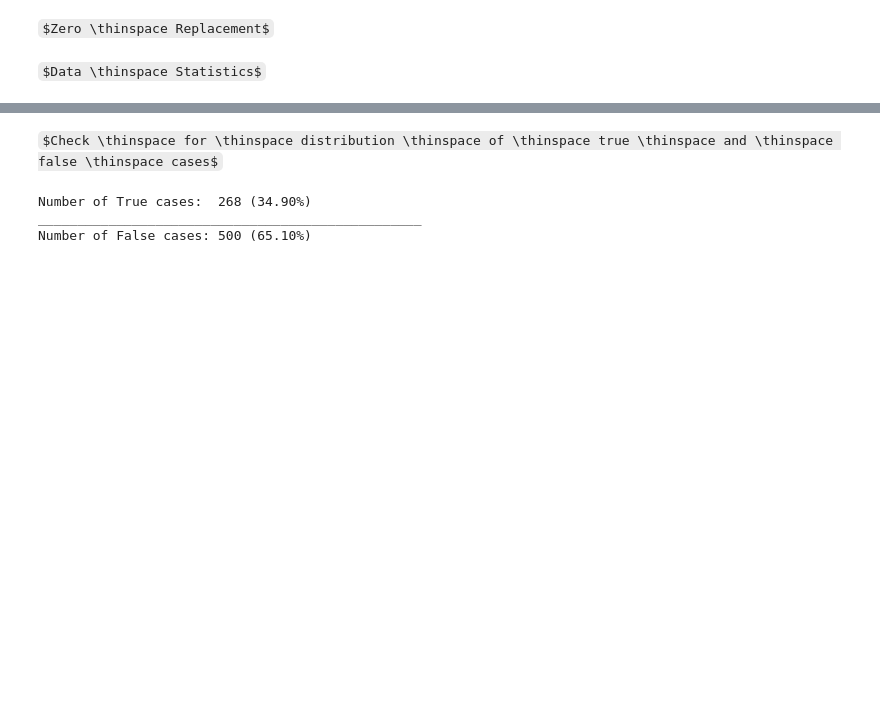
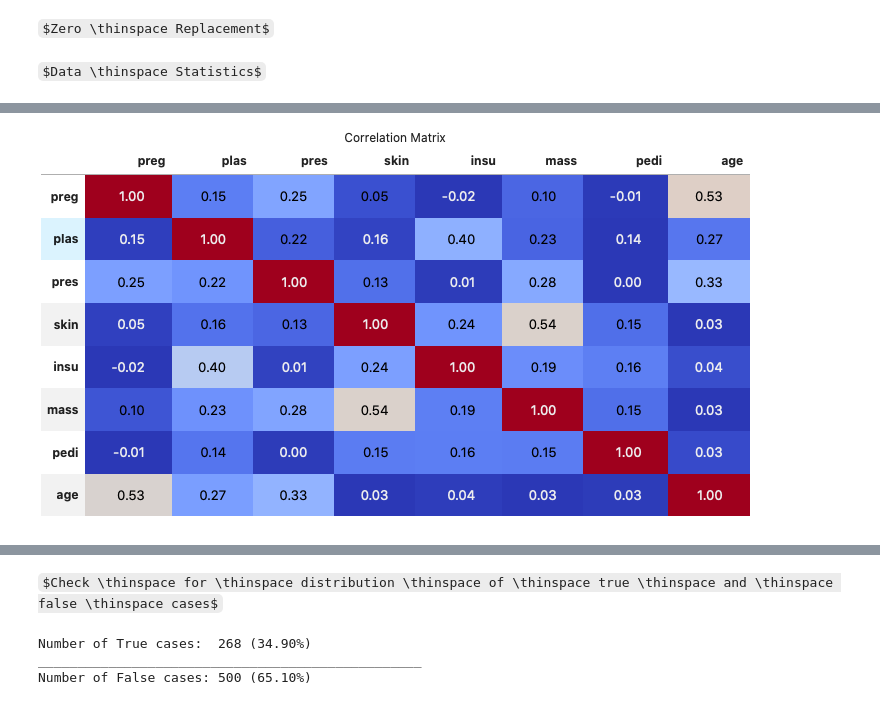
Before and after one commit to Aarif1430/CourseWork_2020, a Jupyter notebook: ECM445_CW_1/coursework1_template.ipynb, the cells around one changed output, grey strips where cells are left out. Cells and saved outputs as stored; diff of their text form; code cells hidden in the pictures; some formulas as TeX source; blank space fills up the shorter version.

```diff
--- a/ECM445_CW_1/coursework1_template.ipynb
+++ b/ECM445_CW_1/coursework1_template.ipynb
@@ -121,0 +90,8 @@ display(HTML(sourcevars.corr().to_html()))
+# %%
+from IPython.display import Image
+corr = sourcevars.corr()
+
+fig = corr.style.background_gradient('coolwarm', axis=1).set_properties(**{'max-width': '180px', 'font-size': '10pt', 'padding': "1em 2em"}).set_caption("Correlation Matrix").set_precision(2)
+Image(filename='fig.png')
+# %% [output]
+[figure, added]
```
Also changed, not shown: parts of 43 cells of this notebook, 12 other files.
